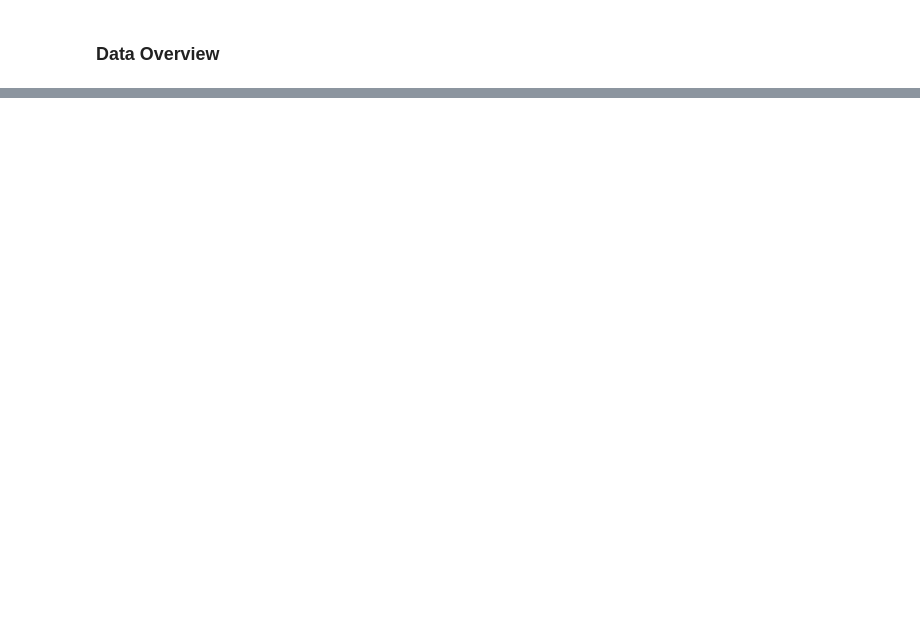
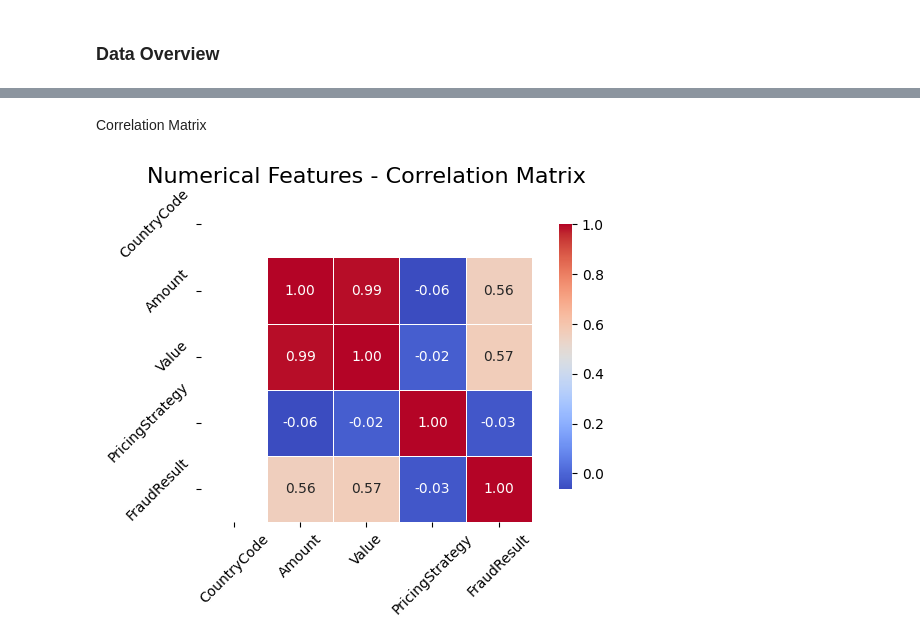
Before and after one commit to Serkalem-negusse1/Bati_bank_credit_risk, a Jupyter notebook: notebooks/01_EDA.ipynb, the cells around one changed output, grey strips where cells are left out. Cells and saved outputs as stored; diff of their text form; code cells hidden in the pictures; blank space fills up the shorter version.

```diff
--- a/notebooks/01_EDA.ipynb
+++ b/notebooks/01_EDA.ipynb
@@ -107,0 +142,6 @@ plt.show()
+# %% [markdown]
+Correlation Matrix
+# %%
+plot_correlation_matrix(df)
+# %% [output]
+[figure, added]
```
Also changed, not shown: parts of 32 cells of this notebook.
